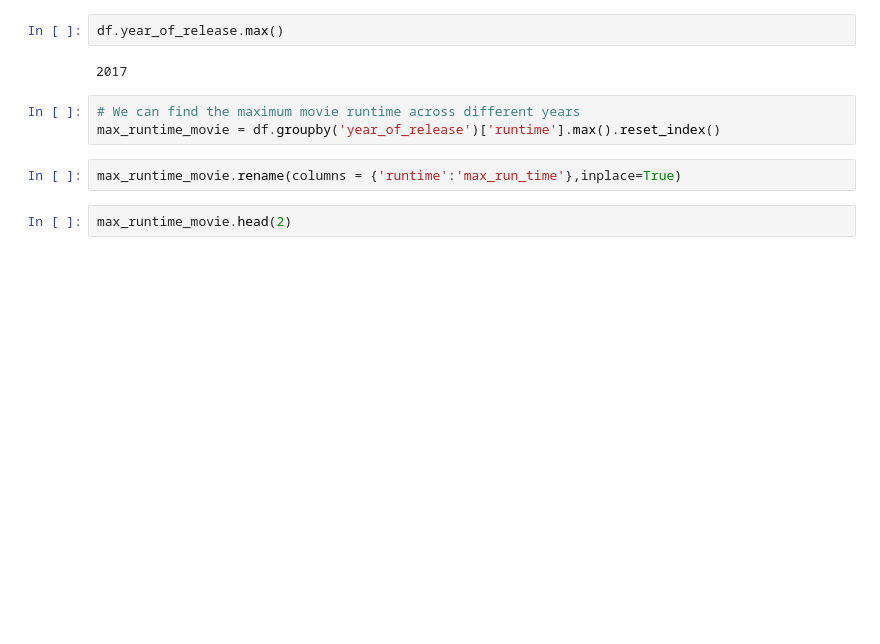
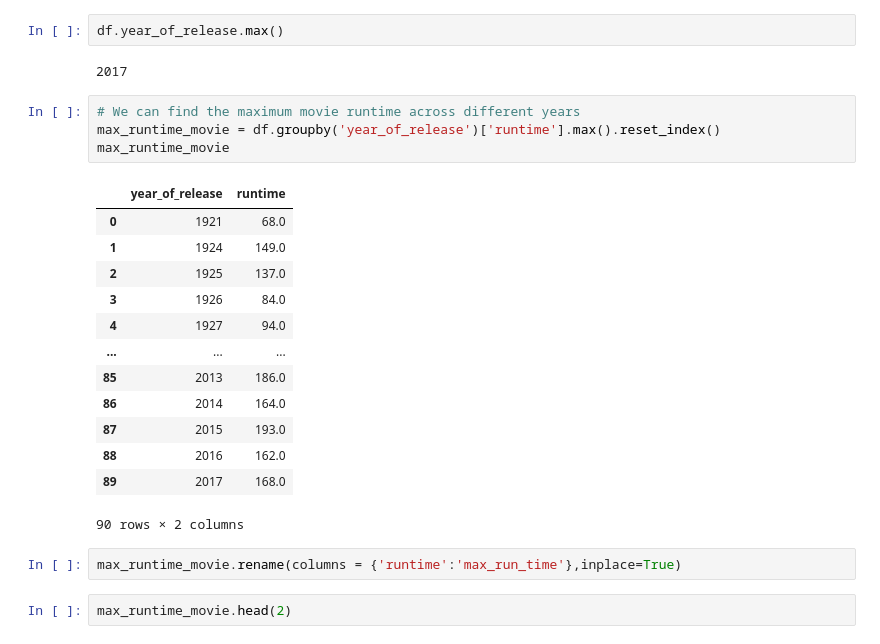
Before and after one commit to Shambhurajdesai/basics, a Jupyter notebook: some_basic_methods_of_wrangling.ipynb, the cells around one changed output. Saved outputs shown, nothing was run; the diff lists cells and outputs as text; blank space fills up the shorter version.

```diff
--- a/some_basic_methods_of_wrangling.ipynb
+++ b/some_basic_methods_of_wrangling.ipynb
@@ -337,6 +359,21 @@ df.year_of_release.max()
 # %%
 # We can find the maximum movie runtime across different years
 max_runtime_movie = df.groupby('year_of_release')['runtime'].max().reset_index()
+max_runtime_movie
+# %% [output]
+|  | year_of_release | runtime |
+| 0 | 1921 | 68.0 |
+| 1 | 1924 | 149.0 |
+| 2 | 1925 | 137.0 |
+| 3 | 1926 | 84.0 |
+| 4 | 1927 | 94.0 |
+| ... | ... | ... |
+| 85 | 2013 | 186.0 |
+| 86 | 2014 | 164.0 |
+| 87 | 2015 | 193.0 |
+| 88 | 2016 | 162.0 |
+| 89 | 2017 | 168.0 |
+90 rows × 2 columns
 # %%
 max_runtime_movie.rename(columns = {'runtime':'max_run_time'},inplace=True)
 # %%
```
Also changed, not shown: parts of 10 cells of this notebook.
